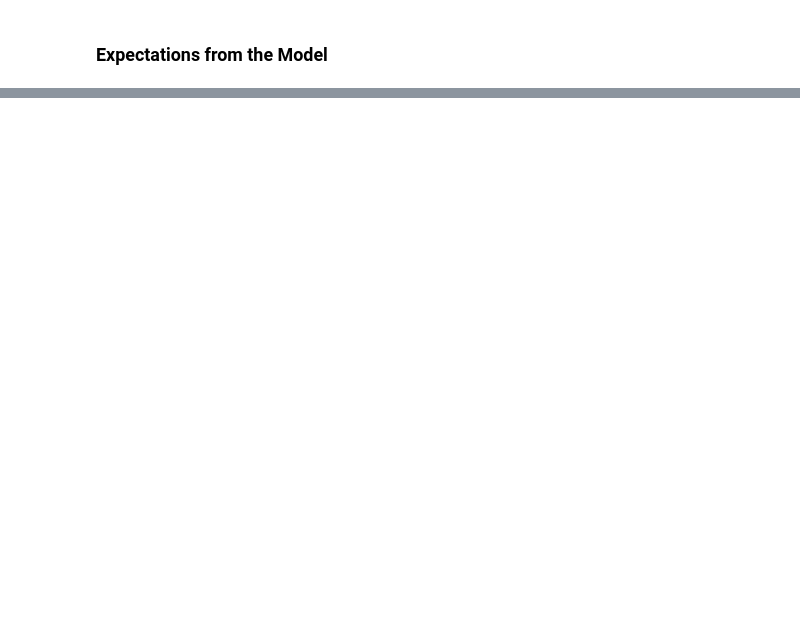
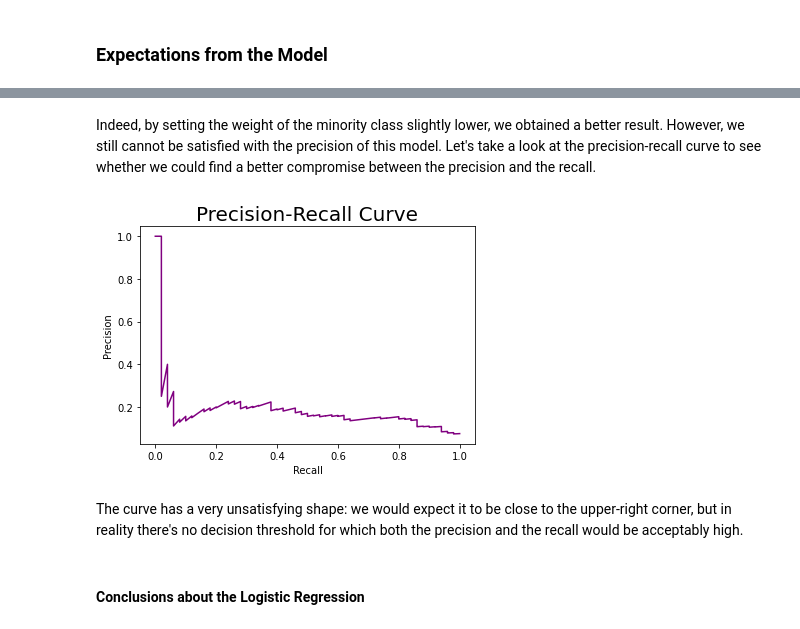
Before and after one commit to bori00/Stroke-Predictor, a Jupyter notebook: Stroke_Predictor_ML_Only.ipynb, the cells around one changed output, grey strips where cells are left out. Saved outputs shown, nothing was run; the diff lists cells and outputs as text; code cells hidden in the pictures; blank space fills up the shorter version.

```diff
--- a/Stroke_Predictor_ML_Only.ipynb
+++ b/Stroke_Predictor_ML_Only.ipynb
@@ -421,0 +466,16 @@ We may take into account the ROC curve as well, but it was shown that it is not
+# %%
+def plot_precision_recall_curve(y_true, y_pred_score):
+  #calculate precision and recall
+  precision, recall, thresholds = precision_recall_curve(y_true, y_pred_score)
+
+  #create precision recall curve
+  fig, ax = plt.subplots()
+  ax.plot(recall, precision, color='purple')
+
+  #add axis labels to plot
+  ax.set_title('Precision-Recall Curve', fontsize=def_title_size)
+  ax.set_ylabel('Precision')
+  ax.set_xlabel('Recall')
+
+  #display plot
+  plt.show()
@@ -421,0 +626,12 @@ We may take into account the ROC curve as well, but it was shown that it is not
+# %% [markdown]
+Indeed, by setting the weight of the minority class slightly lower, we obtained a better result. However, we still cannot be satisfied with the precision of this model. Let's take a look at the precision-recall curve to see whether we could find a better compromise between the precision and the recall.
+# %%
+y_score_pred = grid_weighted_log_reg.predict_proba(X_valid1)[:, 1]
+
+plot_precision_recall_curve(y_valid1, y_score_pred)
+# %% [output]
+[figure, added]
+# %% [markdown]
+The curve has a very unsatisfying shape: we would expect it to be close to the upper-right corner, but in reality there's no decision threshold for which both the precision and the recall would be acceptably high.
+# %% [markdown]
+#### Conclusions about the Logistic Regression
```
Also changed, not shown: parts of 33 cells of this notebook.
